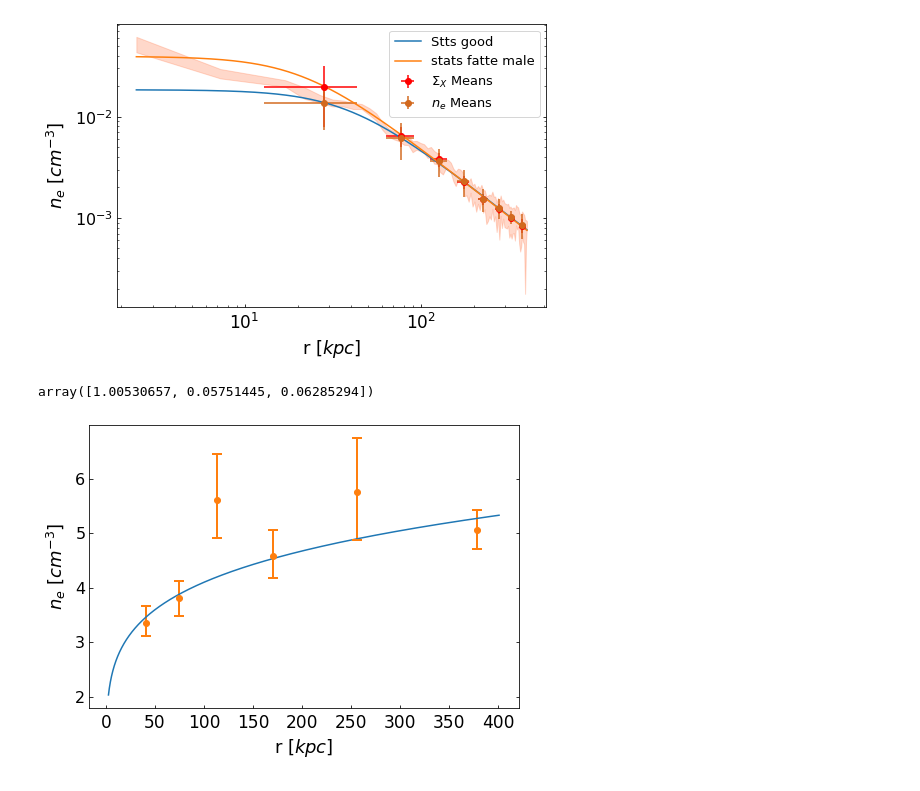
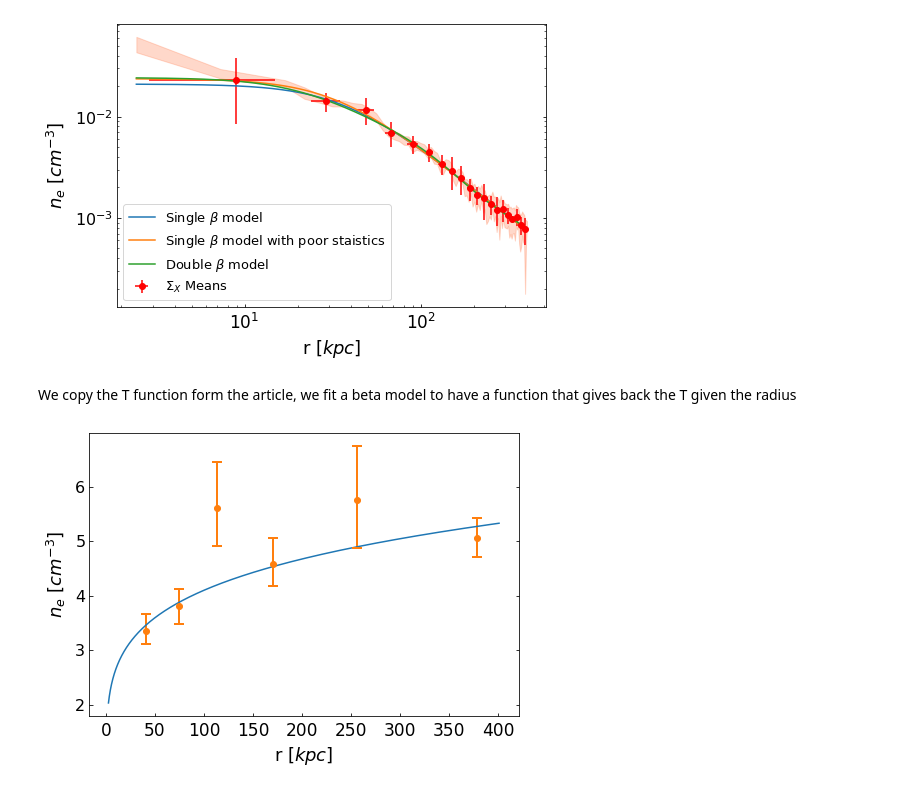
Before and after one commit to lorevannini/Cluster_exercise, a Jupyter notebook: Exrcise.ipynb, the cells around one changed output. Cells and saved outputs as stored; diff of their text form; code cells hidden in the pictures.

```diff
--- a/Exrcise.ipynb
+++ b/Exrcise.ipynb
@@ -74,4 +85,4 @@ n_max=n+n_error
 ###abundance
 mu=0.6
 
-num_bins = 8
+num_bins = 20
@@ -212,7 +257,12 @@ plt.show()
 def beta_bright(b, I, r, beta):
     return I*np.power((1+(b/r)**2), 1/2-3*beta)
 
+def duble_beta_b(b, I1, r1, beta1, I2, r2, beta2):
+    return I1*np.power((1+(b/r1)**2), 1/2-3*beta1)+I2*np.power((1+(b/r2)**2), 1/2-3*beta2)
 
 def beta_density(b, I, r, beta):
     return I*np.power((1+(b/r)**2), -3/2*beta)
+
+def duble_beta_n(b, I1, r1, beta1, I2, r2, beta2):
+    return I1*np.power((1+(b/r1)**2), -3/2*beta1)+I2*np.power((1+(b/r2)**2), -3/2*beta2)
 # %%
@@ -272,31 +351,34 @@ M_tot[-1]=  M_tot[-2]
 # %%
-rr=np.logspace(np.log10(np.min(r_el)), np.log10(np.max(r_el)), 1000)
 
 plt.figure(figsize=(7.7, 5.2))
-plt.plot(rr, beta_density(rr, I_n,r_n, beta_n), label="Stts good")
-plt.plot(rr, beta_density(rr, I_n2,r_n2, beta_n2), label="stats fatte male" )
-plt.errorbar(r_means_el, n_means, yerr=n_stds, xerr=r_stds_el, fmt='o', color='red', label='$\Sigma_X$ Means')
-plt.errorbar(r_means_el, n_means2, yerr=2*n_stds2, xerr=r_stds_el, fmt='o', color='chocolate', label='$n_e$ Means')
+plt.plot(rr, beta_density(rr,I_n, rr_n, beta_n), label=r"Single $ \beta$ model")
+plt.plot(rr, beta_density(rr, I_n_basic, r_n_basic, beta_n_basic), label=r"Single $\beta$ model with poor staistics" )
+plt.plot(rr,duble_beta_n(rr, I_n2, r_n2, beta_n2, I2_n2, r2_n2, beta2_n2), label=r"Double $\beta$ model" )
+
+plt.errorbar(r_n, n_main, yerr=3*n_stdv, xerr=r_n_stdv, fmt='o', color='red', label='$\Sigma_X$ Means')
+#plt.errorbar(r_means_el, n_means2, yerr=2*n_stds2, xerr=r_stds_el, fmt='o', color='chocolate', label='$n_e$ Means')
 plt.xscale('log')
 plt.yscale('log')
 plt.fill_between(r_el, n_min, n_max, color="coral", alpha=0.3)
 plt.xticks(fontsize=17)
 plt.yticks(fontsize=16)
 plt.tick_params(axis='x', which='both', direction='in', pad=6)  # Adjust pad to move x tick labels lower
 plt.tick_params(axis='y', which='both', direction='in')
 
 
 plt.xlabel('r $[kpc]$', fontsize=18, labelpad=5)
 plt.ylabel(r'$n_e$ [$cm^{-3}$]', fontsize=18,labelpad=7)
 plt.tick_params(axis='both', direction='in', which='both')
 ax = plt.gca()  # Get the current axes
 ax.yaxis.set_ticks_position('both')  # Show ticks on both sides
 ax.tick_params(axis='y', which='both', direction='in')
 plt.legend(fontsize=13)
 
 plt.show()
 # %% [output]
-[figure, old version]
+[figure, new version]
+# %% [markdown]
+We copy the T function form the article, we fit a beta model to have a function that gives back the T given the radius
 # %%
 r_T=np.array([40.6, 74.1, 113.3, 170, 256.4, 377.8])
 kT=np.array([3.36, 3.82, 5.61, 4.58, 5.75, 5.07])
@@ -312,10 +394,6 @@ kT_error = (kT_maxerror + kT_minerror)
 ppot, covp= curve_fit(T_clus, r_T, kT , sigma=kT_error, p0=[1.23402149, 0.08747063, 0.06041828])
 
 T_F, r_TT, alpha=ppot
-# %%
-ppot
-# %% [output]
-array([1.00530657, 0.05751445, 0.06285294])
 # %%
 plt.figure(figsize=(7.7, 5.2))
 
```
Also changed, not shown: parts of 37 cells of this notebook.
